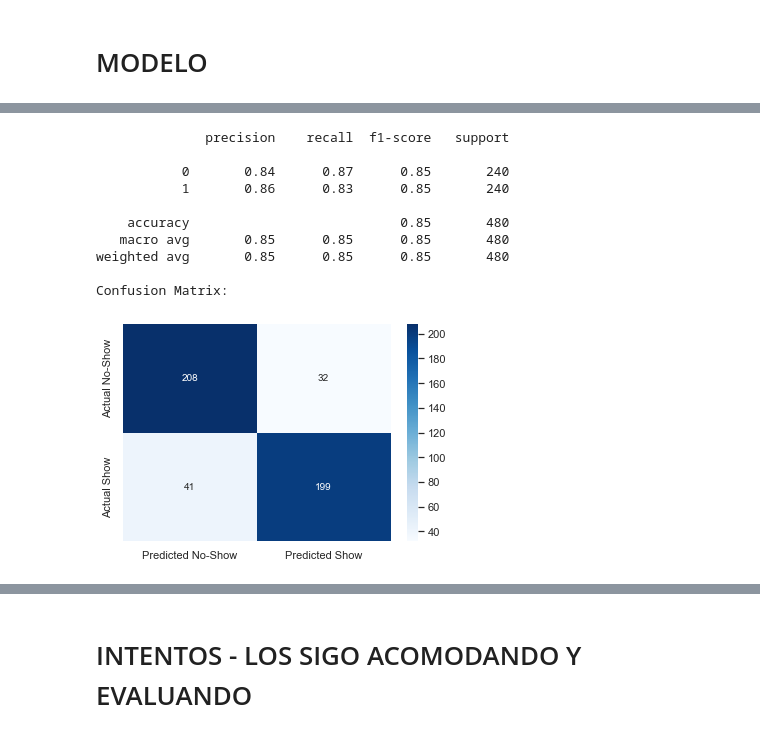
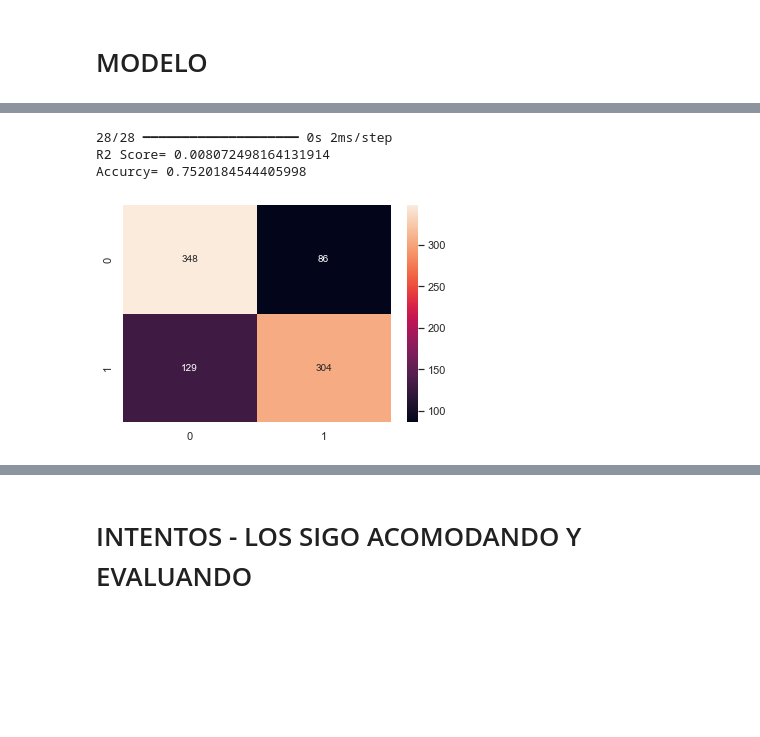
Before and after one commit to carolinahdzm/TCA_clasificacion_Equipo3, a Jupyter notebook: RESERVACIONES_ANALISIS.ipynb, the cells around one changed output, grey strips where cells are left out. Saved outputs shown, nothing was run; the diff lists cells and outputs as text; code cells hidden in the pictures; blank space fills up the shorter version.

```diff
--- a/RESERVACIONES_ANALISIS.ipynb
+++ b/RESERVACIONES_ANALISIS.ipynb
@@ -336,3 +335,18 @@ df_reservaciones
+# %%
+import pandas as pd
+from sklearn.utils import shuffle
+from sklearn.model_selection import train_test_split
+
+# Supongamos que df es tu DataFrame
+
+# Mezclar los datos
+df_reservaciones = shuffle(df_resv, random_state=42)
+drop_columns=['days_btwn_change_arrival','reservacion',
+              'is_no_show','fecha_hoy','h_res_fec','h_res_fec_ok','h_fec_lld','h_fec_lld_ok',
+              'h_fec_reg_ok','h_fec_sda_ok','h_ult_cam_fec_ok']
+# Dividir los datos en conjuntos de entrenamiento y prueba con estratificación
+X = df_reservaciones.drop(drop_columns, axis=1)  # Asume que 'reservacion' es tu columna objetivo
+y = df_reservaciones['is_no_show']
 # %%
 from imblearn.under_sampling import RandomUnderSampler
 from sklearn.model_selection import train_test_split
@@ -410,6 +400,6 @@ model.add(Dense(10, activation="relu"))
 model.add(Dense(1, activation="sigmoid"))
 model.compile(optimizer="adam", loss="binary_crossentropy", metrics=['accuracy'])
 # %%
-history = model.fit(X_train, y_train, epochs=150, batch_size=32, validation_split=0.2)
+history = model.fit(X_train, y_train, epochs=200, batch_size=32, validation_split=0.2)
 model.summary()
 # %% [output]
@@ -459,38 +449,22 @@ val_lowest
-# %%
-from imblearn.over_sampling import SMOTE
-from imblearn.pipeline import Pipeline as IMBPipeline
-from sklearn.ensemble import RandomForestClassifier
-from sklearn.metrics import classification_report, confusion_matrix
-
-# Create a pipeline with SMOTE and a classifier
-pipeline = IMBPipeline([
-    ('smote', SMOTE(random_state=42)),  # Oversample the minority class
-    ('classifier', RandomForestClassifier(class_weight='balanced', random_state=42))
-])
-
-# Split your data into training and testing set if not already done
-
-# Train the pipeline
-pipeline.fit(X_train, y_train)
-
-# Predict on the test data
-y_pred = pipeline.predict(X_test)
-
-# Evaluate the predictions
-print(classification_report(y_test, y_pred))
-print("Confusion Matrix:")
-cm = confusion_matrix(y_test, y_pred)
-sns.heatmap(cm, annot=True, fmt="d", cmap='Blues', xticklabels=['Predicted No-Show', 'Predicted Show'], yticklabels=['Actual No-Show', 'Actual Show'])
-plt.show()
-# %% [output]
-              precision    recall  f1-score   support
-
-           0       0.84      0.87      0.85       240
-           1       0.86      0.83      0.85       240
-
-    accuracy                           0.85       480
-   macro avg       0.85      0.85      0.85       480
-weighted avg       0.85      0.85      0.85       480
-
-Confusion Matrix:
-[figure, removed]
+# %%
+from sklearn.metrics import r2_score,accuracy_score
+from sklearn.metrics import confusion_matrix
+from sklearn.metrics import classification_report, confusion_matrix
+
+y_pred=model.predict(X_test)
+y_pred=(y_pred>0.5)
+
+R2 = r2_score(y_test, y_pred)
+print("R2 Score=",R2 )
+Accurcy = accuracy_score(y_test, y_pred)
+print("Accurcy=",Accurcy )
+
+
+conf_matrix=confusion_matrix(y_test,y_pred)
+sns.heatmap(conf_matrix,annot=True, fmt='d')
+plt.show()
+# %% [output]
+28/28 ━━━━━━━━━━━━━━━━━━━━ 0s 2ms/step
+R2 Score= 0.008072498164131914
+Accurcy= 0.7520184544405998
+[figure, added]
```
Also changed, not shown: parts of 34 cells of this notebook.
